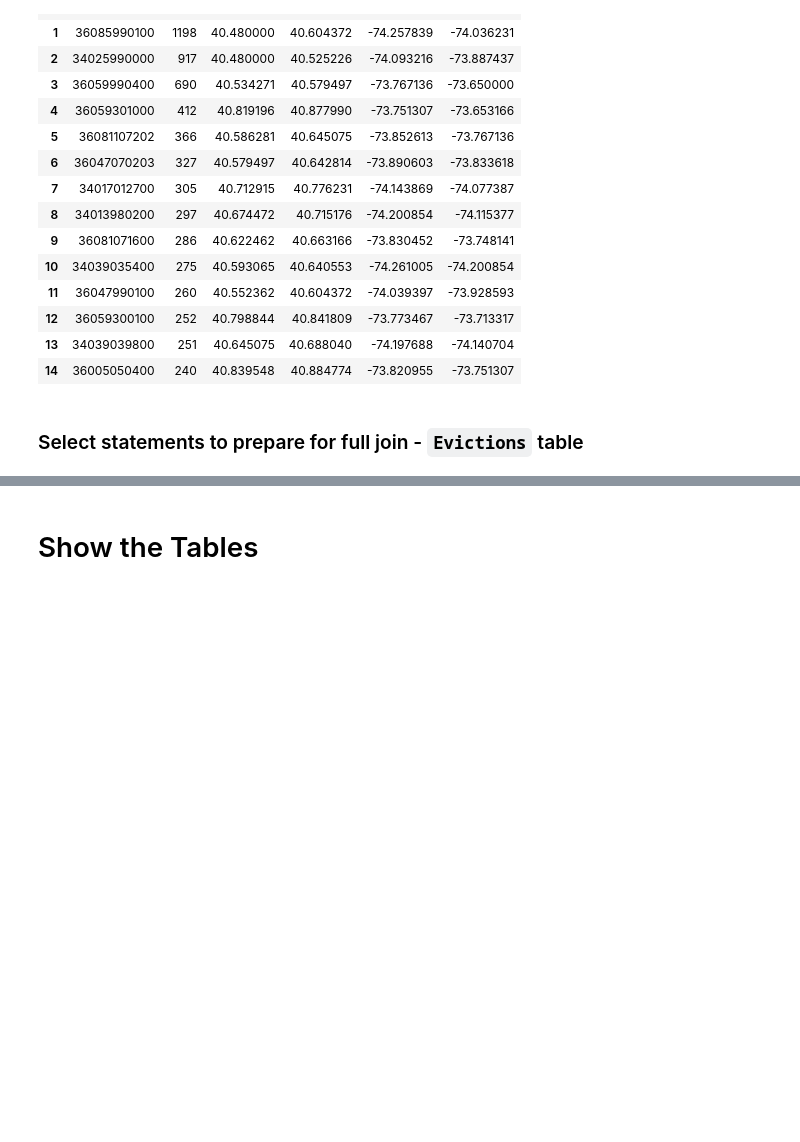
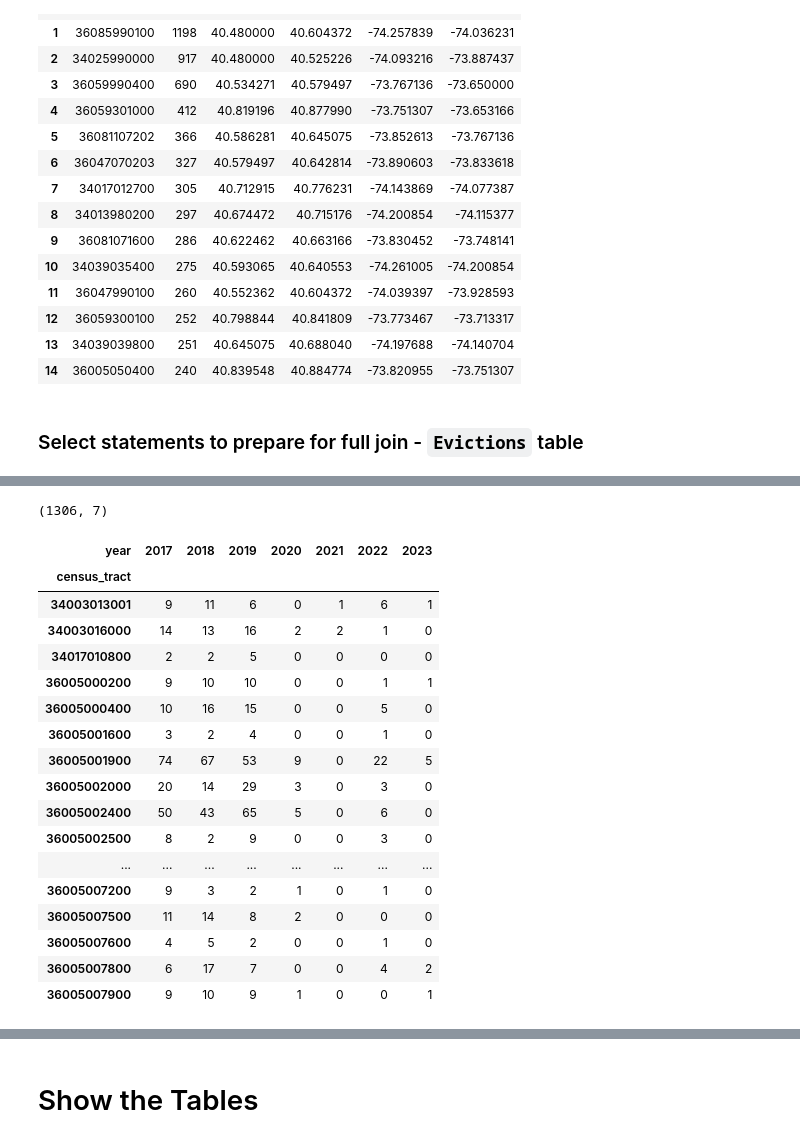
Before and after one commit to amcarr-ds/ML_modeling_using_AWS_proj, a Jupyter notebook: deliverables/03_Setup_Join_amc_v1.ipynb, the cells around one changed output, grey strips where cells are left out. Saved outputs shown, nothing was run; the diff lists cells and outputs as text; code cells hidden in the pictures; blank space fills up the shorter version.

```diff
--- a/deliverables/03_Setup_Join_amc_v1.ipynb
+++ b/deliverables/03_Setup_Join_amc_v1.ipynb
@@ -500,34 +465,36 @@ display(evi_df01_s07_borough.head(35))
 # %%
 evi_ceb_join_select_stmnt01 = f"""
 SELECT
-    ceb.blockCode,
+    ceb.blockCode AS census_tract,
     evi.year,
     sum(evi.eviction_count_x_lat_long) AS annual_evictions_x_census_tract
-FROM (SELECT
-    substr(blockCode,1,11) AS blockCode,
-    count(*),
-    min(latitude) AS min_lat,
-    max(latitude) AS max_lat,
-    min(longitude) AS min_long,
-    max(longitude) AS max_long
-FROM {database_name}.{ceb_tsv_tbl_name}
-GROUP BY substr(blockCode,1,11)
-ORDER BY count(*) DESC) AS ceb
+FROM (
+    SELECT
+        substr(blockCode,1,11) AS blockCode,
+        count(*),
+        min(latitude) AS min_lat,
+        max(latitude) AS max_lat,
+        min(longitude) AS min_long,
+        max(longitude) AS max_long
+    FROM {database_name}.{ceb_tsv_tbl_name}
+    GROUP BY substr(blockCode,1,11)
+    ORDER BY count(*) DESC
+    ) AS ceb
 INNER JOIN (
-SELECT
-    CAST(latitude AS DOUBLE) AS latitude,
-    CAST(longitude AS DOUBLE) AS longitude,
-    CAST(YEAR(date_parse(executed_date, '%m/%d/%Y')) AS INT) AS year,
-    count(*) AS eviction_count_x_lat_long
-FROM {database_name}.{evi_tsv_tbl_name}
-WHERE latitude != ''
-GROUP BY latitude, longitude, YEAR(date_parse(executed_date, '%m/%d/%Y'))
-ORDER BY count(*) DESC
-) AS evi
-ON evi.latitude >= ceb.min_lat
-    AND evi.latitude <= ceb.max_lat
-    AND evi.longitude >= ceb.min_long
-    AND evi.longitude <= ceb.max_long
+    SELECT
+        CAST(latitude AS DOUBLE) AS latitude,
+        CAST(longitude AS DOUBLE) AS longitude,
+        CAST(YEAR(date_parse(executed_date, '%m/%d/%Y')) AS INT) AS year,
+        count(*) AS eviction_count_x_lat_long
+    FROM {database_name}.{evi_tsv_tbl_name}
+    WHERE latitude != ''
+    GROUP BY latitude, longitude, YEAR(date_parse(executed_date, '%m/%d/%Y'))
+    ORDER BY count(*) DESC
+    ) AS evi
+    ON evi.latitude >= ceb.min_lat
+        AND evi.latitude <= ceb.max_lat
+        AND evi.longitude >= ceb.min_long
+        AND evi.longitude <= ceb.max_long
 GROUP BY ceb.blockCode, evi.year
 ORDER BY ceb.blockCode, evi.year
 LIMIT 50000
@@ -539,3 +506,12 @@ evi_ceb_join_select_df01 = pd.read_sql(evi_ceb_join_select_stmnt01,
                            conn)
 print(evi_ceb_join_select_df01.shape)
 display(evi_ceb_join_select_df01.head(15))
+
+evi_ceb_join_select_df02 = evi_ceb_join_select_df01.pivot_table(index = 'census_tract',
+                                                                columns = 'year',
+                                                                values = 'annual_evictions_x_census_tract',
+                                                                aggfunc = 'sum',
+                                                                fill_value = 0)
+print(evi_ceb_join_select_df02.shape)
+display(evi_ceb_join_select_df02.head(35))
+# %% [output]
@@ -541,0 +551,19 @@ display(evi_ceb_join_select_df01.head(15))
+(1306, 7)
+| year | 2017 | 2018 | 2019 | 2020 | 2021 | 2022 | 2023 |
+| census_tract |  |  |  |  |  |  |  |
+| 34003013001 | 9 | 11 | 6 | 0 | 1 | 6 | 1 |
+| 34003016000 | 14 | 13 | 16 | 2 | 2 | 1 | 0 |
+| 34017010800 | 2 | 2 | 5 | 0 | 0 | 0 | 0 |
+| 36005000200 | 9 | 10 | 10 | 0 | 0 | 1 | 1 |
+| 36005000400 | 10 | 16 | 15 | 0 | 0 | 5 | 0 |
+| 36005001600 | 3 | 2 | 4 | 0 | 0 | 1 | 0 |
+| 36005001900 | 74 | 67 | 53 | 9 | 0 | 22 | 5 |
+| 36005002000 | 20 | 14 | 29 | 3 | 0 | 3 | 0 |
+| 36005002400 | 50 | 43 | 65 | 5 | 0 | 6 | 0 |
+| 36005002500 | 8 | 2 | 9 | 0 | 0 | 3 | 0 |
+| ... | ... | ... | ... | ... | ... | ... | ... |
+| 36005007200 | 9 | 3 | 2 | 1 | 0 | 1 | 0 |
+| 36005007500 | 11 | 14 | 8 | 2 | 0 | 0 | 0 |
+| 36005007600 | 4 | 5 | 2 | 0 | 0 | 1 | 0 |
+| 36005007800 | 6 | 17 | 7 | 0 | 0 | 4 | 2 |
+| 36005007900 | 9 | 10 | 9 | 1 | 0 | 0 | 1 |
```
Also changed, not shown: parts of 23 cells of this notebook, 1 other file.
